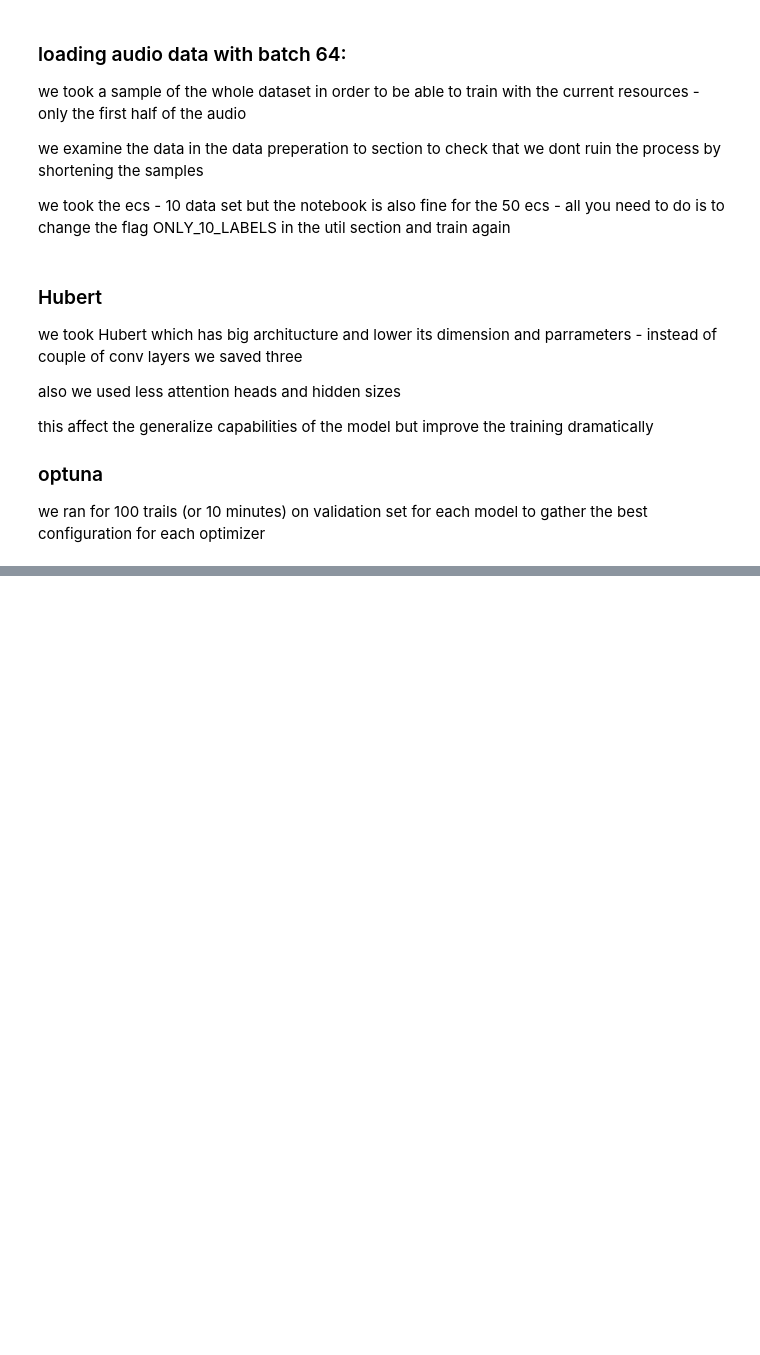
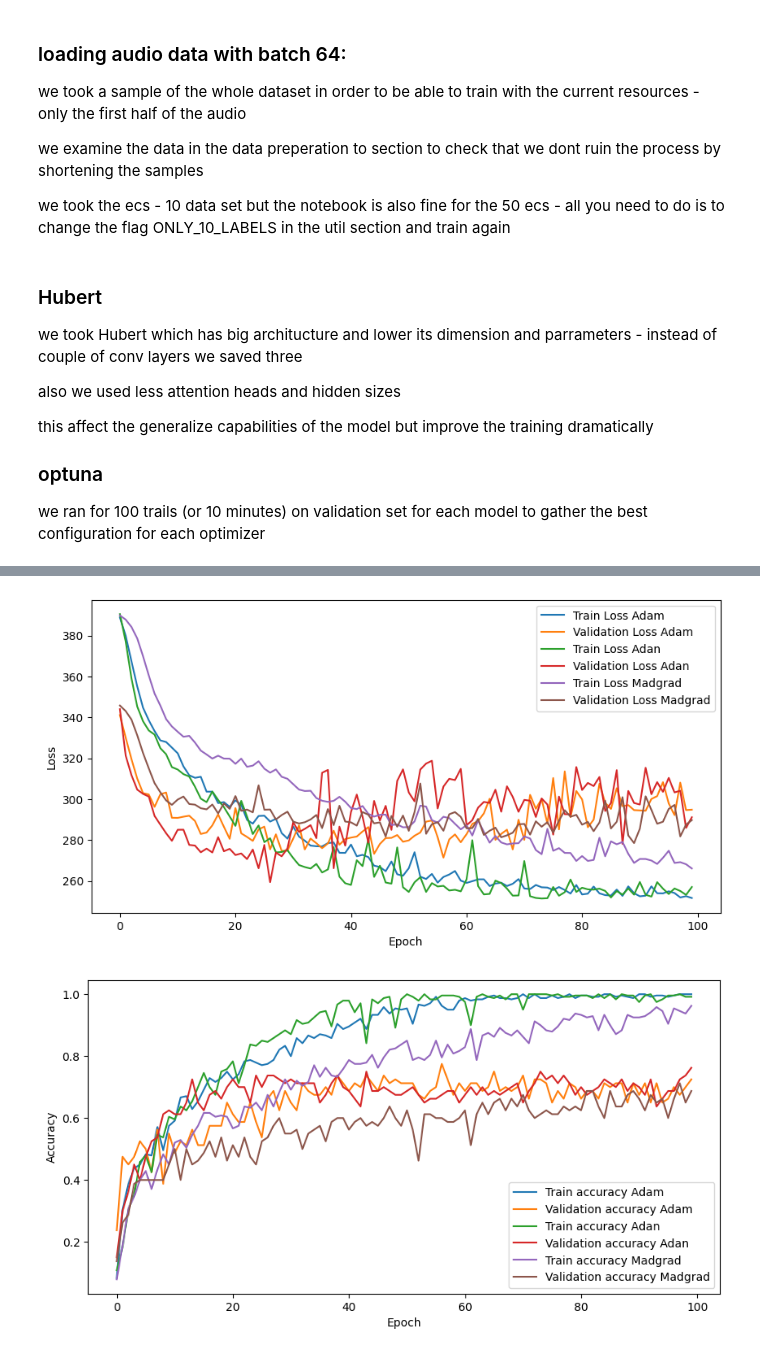
Before and after one commit to roywe/modern_optimizers_for_multiclass_tasks, a Jupyter notebook: models/audio_ecs/model.ipynb, the cells around one changed output, grey strips where cells are left out. Cells and saved outputs as stored; diff of their text form; code cells hidden in the pictures; blank space fills up the shorter version.

```diff
--- a/models/audio_ecs/model.ipynb
+++ b/models/audio_ecs/model.ipynb
@@ -281,0 +306,14 @@ plot_accuracy_curve(final_results)
+# %%
+# results_20240812.pickle - 500 iters
+# 'study_20240812/results_20240813 - 100 second try
+
+# optuna again - study_20240813/results_20240813.pickle
+import pickle
+with open('study_20240812/results_20240813.pickle', 'rb') as handle:
+    final_results = pickle.load(handle)
+# final_results['Madgrad'] = results_metric['Madgrad']
+plot_loss_curve(final_results, only_val=False)
+plot_accuracy_curve(final_results, only_val=False)
+# %% [output]
+[figure, added]
+[figure, added]
```
Also changed, not shown: parts of 8 cells of this notebook, 4 other files.
